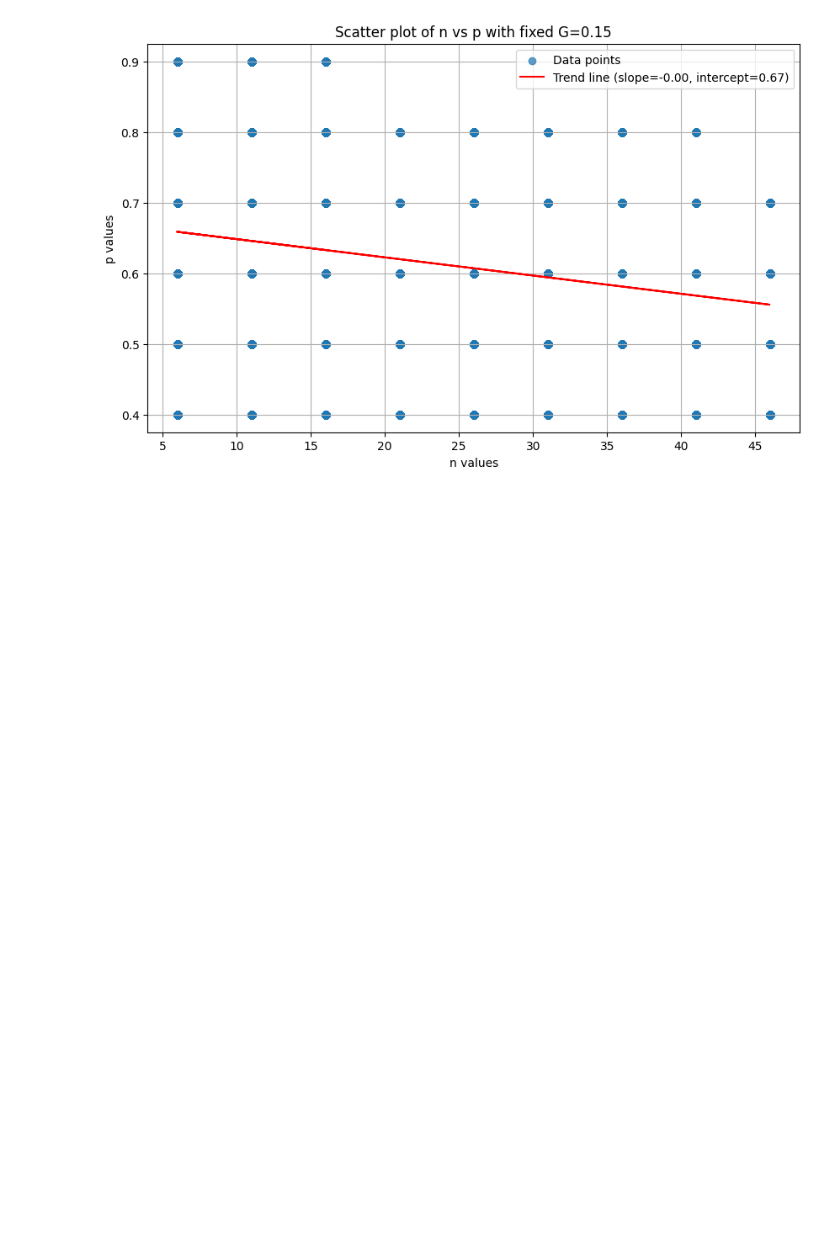
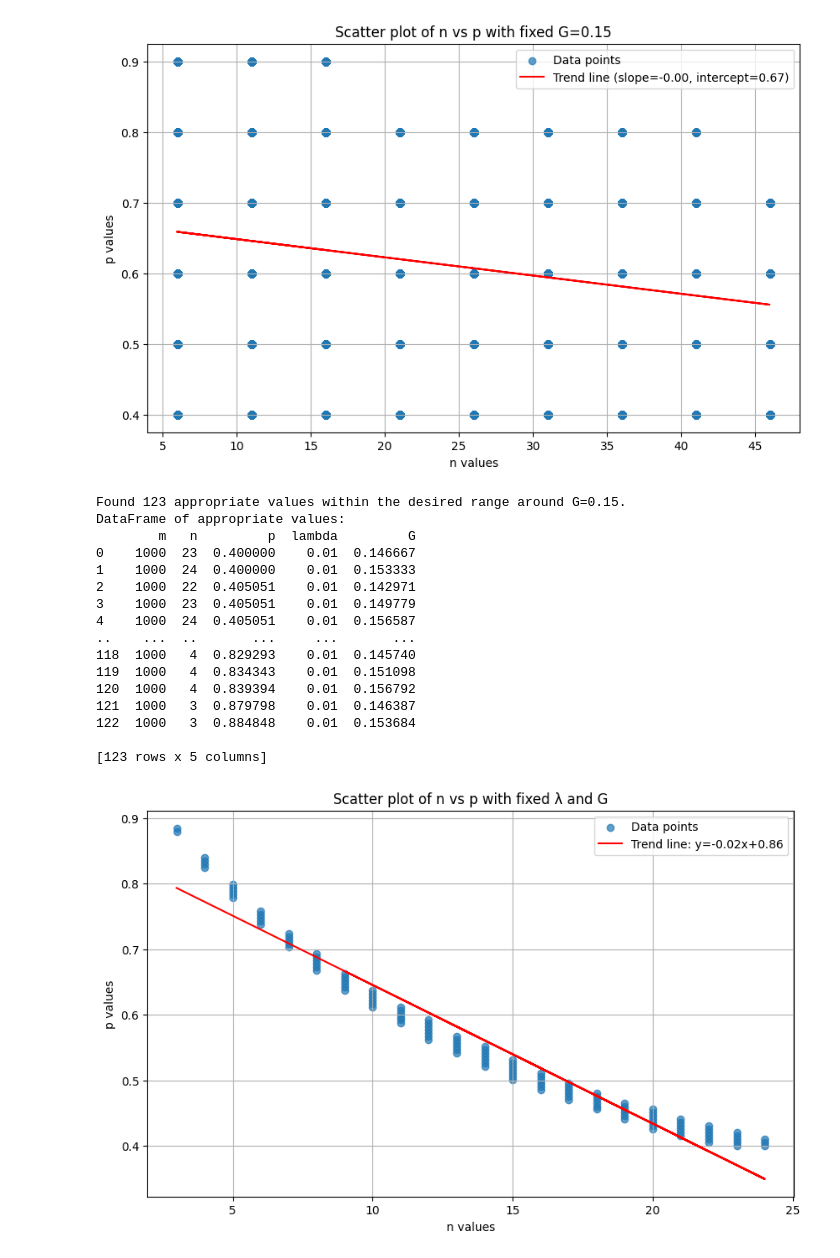
Before and after one commit to hongqin/EAM-2024, a Jupyter notebook: network-aging.ipynb, the cells around one changed output. Drawn from its saved outputs; the diff is of its cells as text; code cells hidden in the pictures; blank space fills up the shorter version.

Commit message:
p ~ n plot for fixed G and m

```diff
--- a/network-aging.ipynb
+++ b/network-aging.ipynb
@@ -598,3 +600,75 @@ Found 594 appropriate R values within the desired range around R=0.005.
 Found 10900 appropriate G values within the desired range around G=0.15.
 Saved appropriate values to CSV files.
 [figure]
+# %%
+import numpy as np
+import pandas as pd
+import matplotlib.pyplot as plt
+from scipy.stats import linregress
+
+# Define ranges for n and m to explore
+n_values = np.arange(1, 51, 1)  # n ranges from 1 to 50
+m_values = [1000]  # Fixed value for m
+
+# Expand p_values to 100 values
+p_values = np.linspace(0.4, 0.9, 100)  # Generating 100 values between 0.4 and 0.9
+
+# Fixed values for lambda and G
+fixed_lambda = 0.01  # Example fixed value for lambda
+fixed_G = 0.15  # Example fixed value for G
+
+# Initialize lists to store appropriate values
+appropriate_values = []
+
+# Iterate through the parameter space
+for p in p_values:
+    for n in n_values:
+        for m in m_values:
+            lambda_value = fixed_lambda
+            G = lambda_value * (n - 1) / (1/p - 1)
+            if abs(G - fixed_G) < 0.01:  # Using a tolerance for G
+                appropriate_values.append((m, n, p, lambda_value, G))
+
+# Convert list to DataFrame
+df = pd.DataFrame(appropriate_values, columns=['m', 'n', 'p', 'lambda', 'G'])
+
+print(f"Found {len(appropriate_values)} appropriate values within the desired range around G={fixed_G}.")
+print("DataFrame of appropriate values:")
+print(df)
+
+# Scatter plot between n and p with trend line
+if not df.empty:
+    plt.figure(figsize=(10, 6))
+    plt.scatter(df['n'], df['p'], label='Data points', alpha=0.7)
+
+    # Fit a linear trend line
+    slope, intercept, r_value, p_value, std_err = linregress(df['n'], df['p'])
+    trend_line = slope * df['n'] + intercept
+    plt.plot(df['n'], trend_line, color='red', label=f'Trend line: y={slope:.2f}x+{intercept:.2f}')
+
+    plt.xlabel('n values')
+    plt.ylabel('p values')
+    plt.title('Scatter plot of n vs p with fixed λ and G')
+    plt.legend()
+    plt.grid(True)
+    plt.show()
+else:
+    print("No appropriate values found within the given parameter ranges.")
+# %% [output]
+Found 123 appropriate values within the desired range around G=0.15.
+DataFrame of appropriate values:
+        m   n         p  lambda         G
+0    1000  23  0.400000    0.01  0.146667
+1    1000  24  0.400000    0.01  0.153333
+2    1000  22  0.405051    0.01  0.142971
+3    1000  23  0.405051    0.01  0.149779
+4    1000  24  0.405051    0.01  0.156587
+..    ...  ..       ...     ...       ...
+118  1000   4  0.829293    0.01  0.145740
+119  1000   4  0.834343    0.01  0.151098
+120  1000   4  0.839394    0.01  0.156792
+121  1000   3  0.879798    0.01  0.146387
+122  1000   3  0.884848    0.01  0.153684
+
+[123 rows x 5 columns]
+[figure, added]
```
Also changed, not shown: parts of 1 cell of this notebook.
